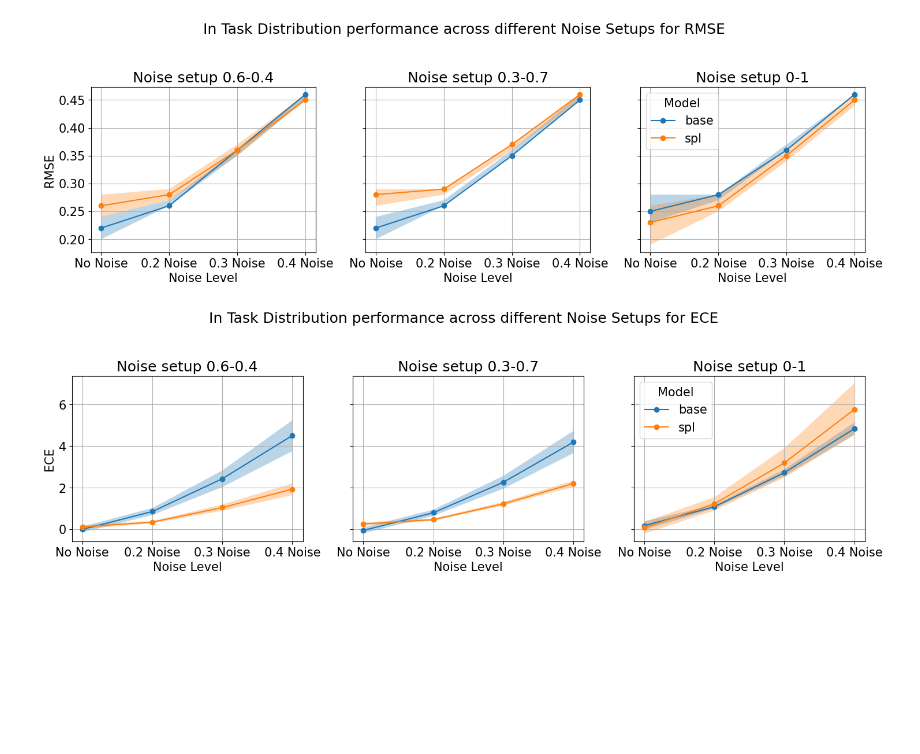
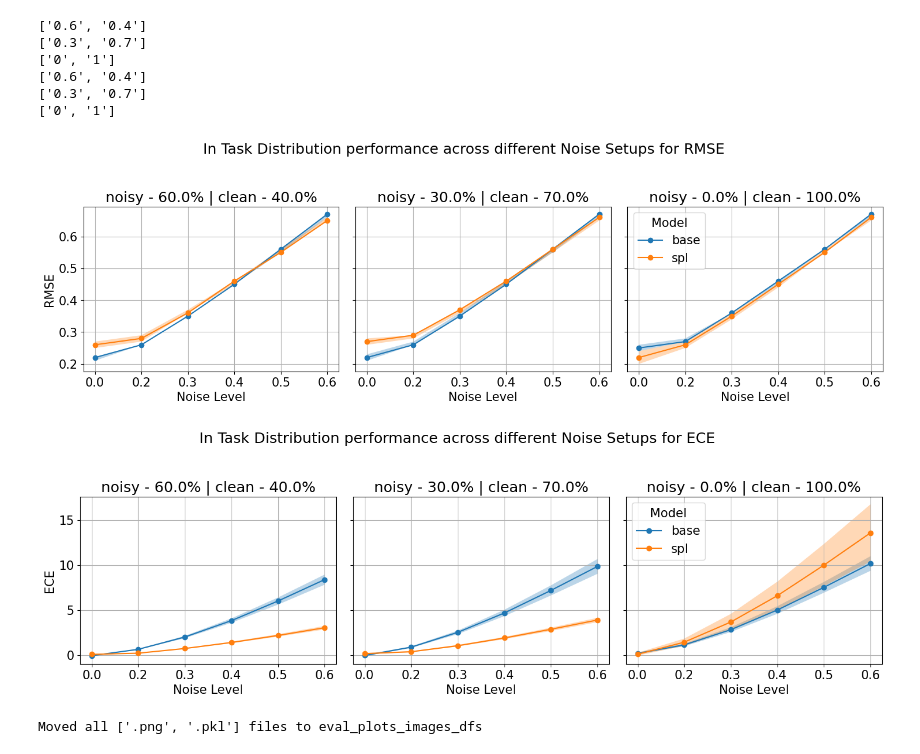
Before and after one commit to aszi09/CL_for_faster_Meta-learning, a Jupyter notebook: aa_experiment_scripts/spl_data_plot_aggregate_eval.ipynb, the cells around one changed output. Drawn from its saved outputs; the diff is of its cells as text; code cells hidden in the pictures; blank space fills up the shorter version.

```diff
--- a/aa_experiment_scripts/spl_data_plot_aggregate_eval.ipynb
+++ b/aa_experiment_scripts/spl_data_plot_aggregate_eval.ipynb
@@ -41,7 +43,7 @@ from jax.tree_util import tree_map
 # for baseline this takes the form within a given folder (base_0_1)
 
 # Set the experiment directory
-experiment_directory = "exp_ds_5runs"
+experiment_directory = "exp_ds_10runs"
 
 # Lets also load in the curricula weights , its enough to load it in for one , becauase they used the same curricula params.
 
@@ -152,7 +154,7 @@ for ax in axs:
 plt.tight_layout()
 
 # Show plot
-plt.show()
+#plt.show()
 
 # Save plot
 fig.savefig("training_losses.png")
@@ -229,10 +231,9 @@ def plot_combined_metrics(base_in_means, base_in_stds, spl_in_means, spl_in_stds
 
     plt.tight_layout(rect=[0, 0.03, 1, 0.95])
     plt.savefig(f'aggregated_metrics_{noise_level}.png')
-    plt.show()
 
 
-experiment_directory = "exp_ds_5runs"
+experiment_directory = "exp_ds_10runs"
 
 plt.rcParams.update({'font.size': 15})
 # Get the list of noise setup directories
@@ -802,15 +763,20 @@ f2 = Fourier(n=2, amplitude=.5, period=1.0 , period_range=0.2)
 
 intask_00 = Fourier(n=2, amplitude=0.0, period=1.0, period_range=0.2)
 intask_02 = WhiteNoise(Fourier(n=2, amplitude=0.2, period=1.0, period_range=0.2), 0.2)
-
 intask_03 = WhiteNoise(Fourier(n=2, amplitude=0.2, period=1.0, period_range=0.2), 0.3)
 intask_04 = WhiteNoise(Fourier(n=2, amplitude=0.2, period=1.0, period_range=0.2), 0.4)
+intask_05 = WhiteNoise(Fourier(n=2, amplitude=0.2, period=1.0, period_range=0.2), 0.5)
+intask_06 = WhiteNoise(Fourier(n=2, amplitude=0.2, period=1.0, period_range=0.2), 0.6)
+
 # Create a dictionary to store the samplers
+
 samplers = {
     "intask_0.0": intask_00,
     "intask_0.2": intask_02,
     "intask_0.3": intask_03,
-    "intask_0.4": intask_04
+    "intask_0.4": intask_04,
+    "intask_0.5": intask_05,
+    "intask_0.6": intask_06,
 }
 
 
@@ -821,7 +787,7 @@ samplers = {k: make_sampler(v, num_context_samples+num_target_samples, (-1.0, 1.
 
 
 
-experiment_directory = "exp_ds_5runs"
+experiment_directory = "exp_ds_10runs"
 
 # Get the list of noise setup directories
 
@@ -837,7 +803,7 @@ row_index_values = ["metrics"]
 noise_setups = ["Noise setup "+"-".join(d.split("_")[1:-1]) for d in noise_setup_directories]
 
 
-columns = pd.MultiIndex.from_product([noise_setups, ["No Noise", "0.2 Noise", "0.3 Noise", "0.4 Noise"], ["base", "spl"],["rmse", "ece"]])
+columns = pd.MultiIndex.from_product([noise_setups, ["0.0", "0.2", "0.3", "0.4", "0.5", "0.6"], ["base", "spl"],["rmse", "ece"]])
 
 intask_eval_table_df = pd.DataFrame(index=row_index_values, columns=columns)
 # Iterate over each noise setup directory
@@ -885,7 +851,7 @@ for i, noise_setup_directory in enumerate(noise_setup_directories):
             spl_metric_dics.append(model_persampler_metrics)
 # Calculate mean and CI for each model and noise setup
     noise_setup_name = "Noise setup " + "-".join(noise_levels)
-    for noise_level,sampler_key in zip(["No Noise", "0.2 Noise", "0.3 Noise", "0.4 Noise"],samplers.keys()):
+    for noise_level,sampler_key in zip(["0.0", "0.2", "0.3", "0.4", "0.5", "0.6"],samplers.keys()):
 
         for model_name, metric_dics in zip(["base", "spl"], [base_metric_dics, spl_metric_dics]):
             rmse_values = np.array([metrics[sampler_key]["rmse"] for metrics in metric_dics])
@@ -901,6 +867,4 @@ for i, noise_setup_directory in enumerate(noise_setup_directories):
 
             intask_eval_table_df.loc["metrics", (noise_setup_name, noise_level, model_name, "rmse")] = f"{rmse_mean:.2f} ({rmse_ci_lower:.2f}, {rmse_ci_upper:.2f})"
             intask_eval_table_df.loc["metrics", (noise_setup_name, noise_level, model_name, "ece")] = f"{ece_mean:.2f} ({ece_ci_lower:.2f}, {ece_ci_upper:.2f})"
-
-print(intask_eval_table_df)
 # %% [output]
@@ -954,7 +913,5 @@ print(intask_eval_table_df.index.names)
 # %%
-import pandas as pd
-import matplotlib.pyplot as plt
-import numpy as np
+
 
 # Load the DataFrame
 intask_eval_table_df = pd.read_pickle('intask_eval_table_df.pkl')
@@ -979,34 +936,70 @@ for metric in metrics:
     for col, setup in enumerate(noise_setups):
         ax = axes[col]
         ax.grid(True)
         for model in models:
             means = []
             ci_lowers = []
             ci_uppers = []
 
             for noise_level in noise_levels:
                 value_str = intask_eval_table_df.loc[:, (setup, noise_level, model, metric)].values[0]
                 mean = float(value_str.split(' ')[0])
                 ci_lower = float(value_str.split('(')[-1][:-1].split(',')[0])
                 ci_upper = float(value_str.split('(')[-1][:-1].split(',')[1])
 
                 means.append(mean)
                 ci_lowers.append(ci_lower)
                 ci_uppers.append(ci_upper)
 
             ax.plot(noise_levels, means, marker='o', label=f'{model}')
             ax.fill_between(noise_levels, ci_lowers, ci_uppers, alpha=0.3)
 
-        ax.set_title(f'{setup}')
+        # Extract noise levels from setup for the title
+
+        noise_ratios = setup.split(" ")[-1].split("-")
+        print(noise_ratios)
+        noise_percentage = [f'{float(level) * 100:.1f}%' for level in noise_ratios]
+        setup_title = f'noisy - {noise_percentage[0]} | clean - {noise_percentage[1]}'
+
+        ax.set_title(f'{setup_title}')
         ax.set_xlabel('Noise Level')
         if col == 0:
             ax.set_ylabel(f'{metric.upper()}')
         if col == len(noise_setups) - 1:
             ax.legend(title='Model')
 
     plt.tight_layout(rect=[0, 0.03, 1, 0.95])
     plt.savefig(f'intask_{metric}.png')
-    plt.show()
 # %% [output]
+['0.6', '0.4']
+['0.3', '0.7']
+['0', '1']
+['0.6', '0.4']
+['0.3', '0.7']
+['0', '1']
-[figure, old version]
+[figure, new version]
-[figure, old version]
+[figure, new version]
+# %%
+import shutil
+
+# Define the directory name
+new_dir = "eval_plots_images_dfs"
+
+# Create the new directory if it doesn't exist
+if not os.path.exists(new_dir):
+    os.makedirs(new_dir)
+
+# Get the list of all files in the current directory
+files_in_directory = os.listdir(".")
+
+# Define the extensions of the files to be moved
+file_extensions = [".png", ".pkl"]
+
+# Move the files
+for file_name in files_in_directory:
+    if any(file_name.endswith(ext) for ext in file_extensions):
+        shutil.move(file_name, os.path.join(new_dir, file_name))
+
+print(f"Moved all {file_extensions} files to {new_dir}")
+# %% [output]
+Moved all ['.png', '.pkl'] files to eval_plots_images_dfs
```
Also changed, not shown: parts of 11 cells of this notebook, 4 other files.
